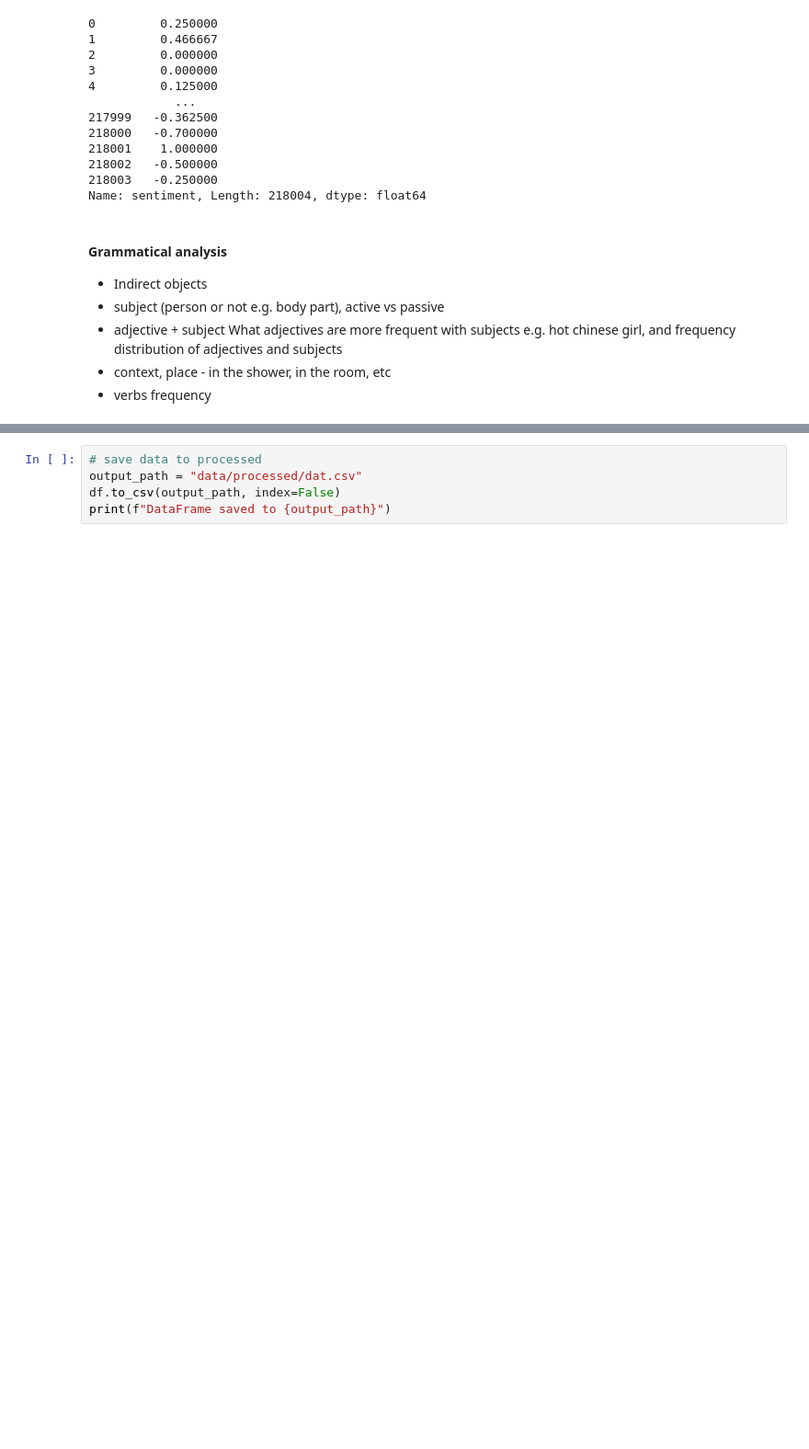
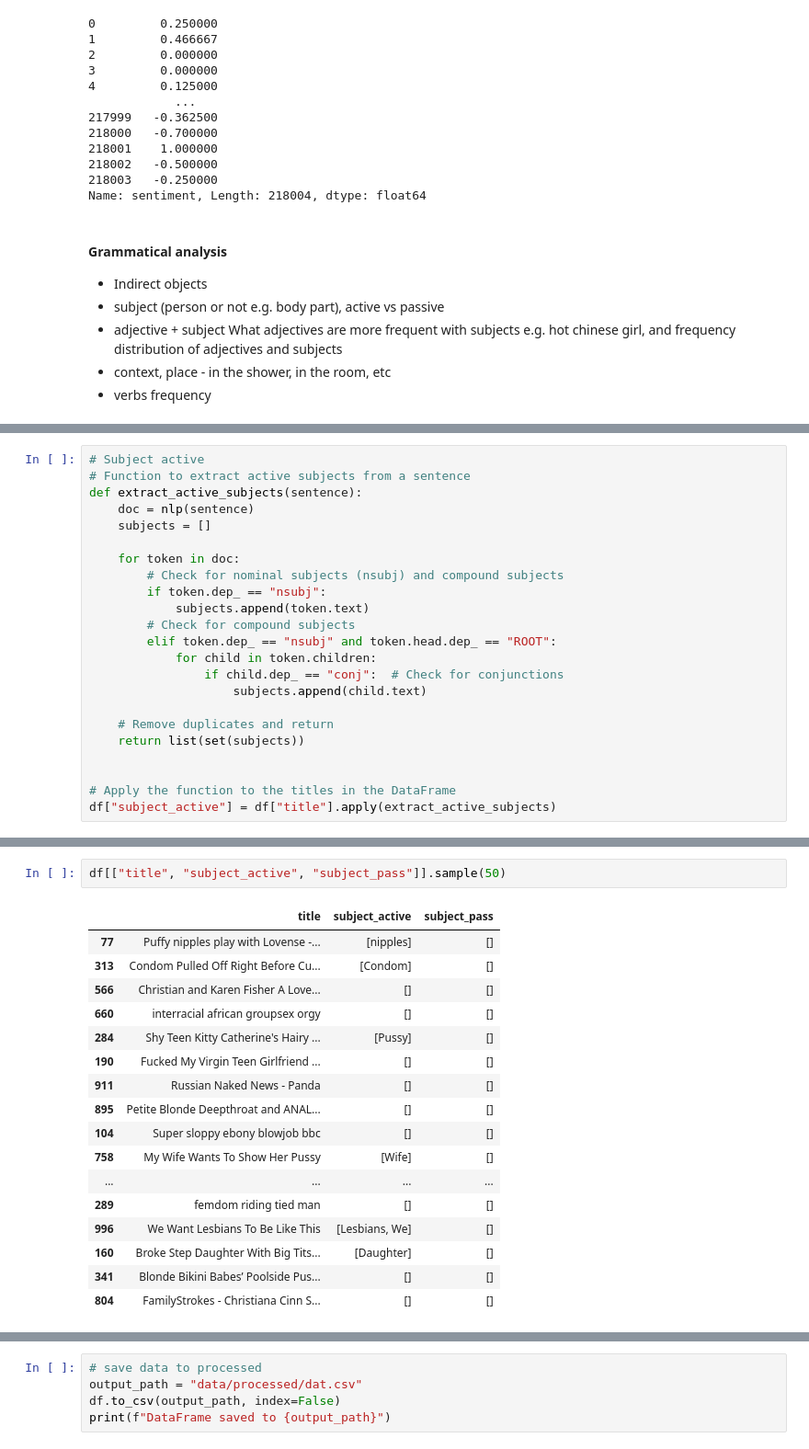
Before and after one commit to ptypes-nlesc/stereotype-map, a Jupyter notebook: notebooks/Analysis.ipynb, the cells around one changed output, grey strips where cells are left out. Shown at 92% size. Cells and saved outputs as stored; diff of their text form; blank space fills up the shorter version.

```diff
--- a/notebooks/Analysis.ipynb
+++ b/notebooks/Analysis.ipynb
@@ -373,0 +373,23 @@ print(df[["title", "indirect_objects"]])
+# %%
+# Subject active
+# Function to extract active subjects from a sentence
+def extract_active_subjects(sentence):
+    doc = nlp(sentence)
+    subjects = []
+
+    for token in doc:
+        # Check for nominal subjects (nsubj) and compound subjects
+        if token.dep_ == "nsubj":
+            subjects.append(token.text)
+        # Check for compound subjects
+        elif token.dep_ == "nsubj" and token.head.dep_ == "ROOT":
+            for child in token.children:
+                if child.dep_ == "conj":  # Check for conjunctions
+                    subjects.append(child.text)
+
+    # Remove duplicates and return
+    return list(set(subjects))
+
+
+# Apply the function to the titles in the DataFrame
+df["subject_active"] = df["title"].apply(extract_active_subjects)
@@ -373,0 +413,20 @@ print(df[["title", "indirect_objects"]])
+# %%
+df[["title", "subject_active", "subject_pass"]].sample(50)
+# %% [output]
+|  | title | subject_active | subject_pass |
+| 77 | Puffy nipples play with Lovense -... | [nipples] | [] |
+| 313 | Condom Pulled Off Right Before Cu... | [Condom] | [] |
+| 566 | Christian and Karen Fisher A Love... | [] | [] |
+| 660 | interracial african groupsex orgy | [] | [] |
+| 284 | Shy Teen Kitty Catherine's Hairy ... | [Pussy] | [] |
+| 190 | Fucked My Virgin Teen Girlfriend ... | [] | [] |
+| 911 | Russian Naked News - Panda | [] | [] |
+| 895 | Petite Blonde Deepthroat and ANAL... | [] | [] |
+| 104 | Super sloppy ebony blowjob bbc | [] | [] |
+| 758 | My Wife Wants To Show Her Pussy | [Wife] | [] |
+| ... | ... | ... | ... |
+| 289 | femdom riding tied man | [] | [] |
+| 996 | We Want Lesbians To Be Like This | [Lesbians, We] | [] |
+| 160 | Broke Step Daughter With Big Tits... | [Daughter] | [] |
+| 341 | Blonde Bikini Babes’ Poolside Pus... | [] | [] |
+| 804 | FamilyStrokes - Christiana Cinn S... | [] | [] |
```
Also changed, not shown: parts of 4 cells of this notebook.
